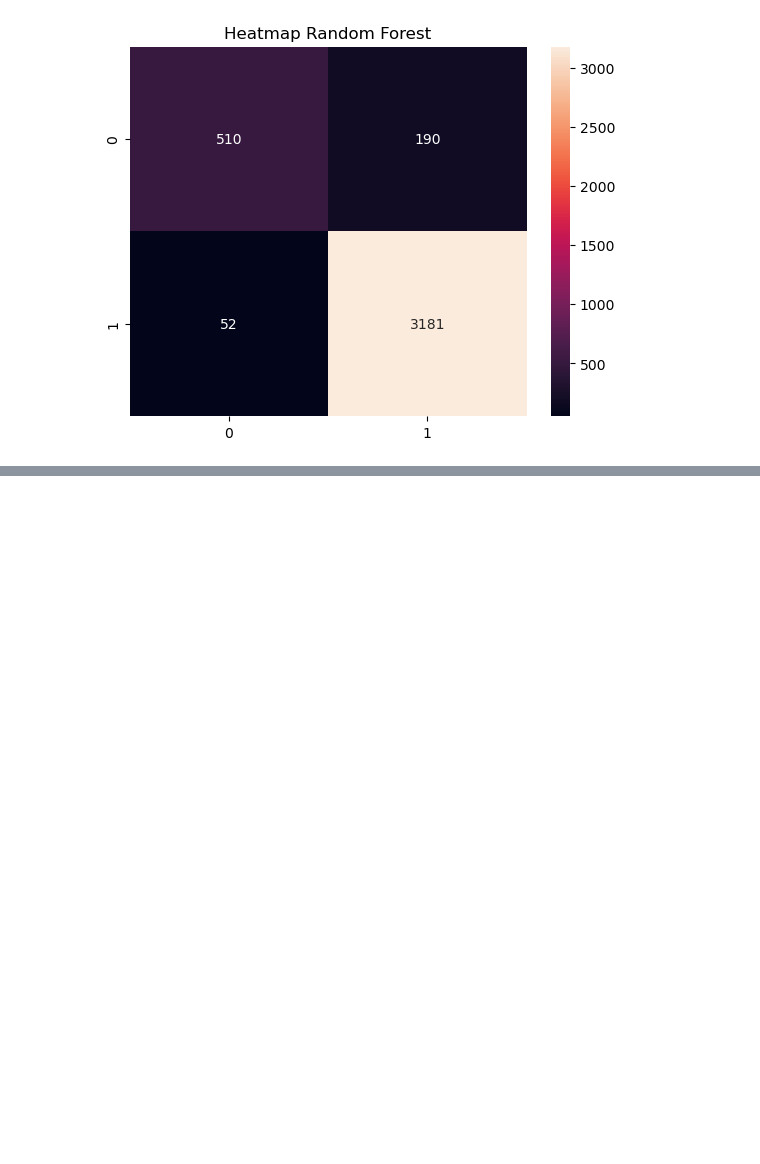
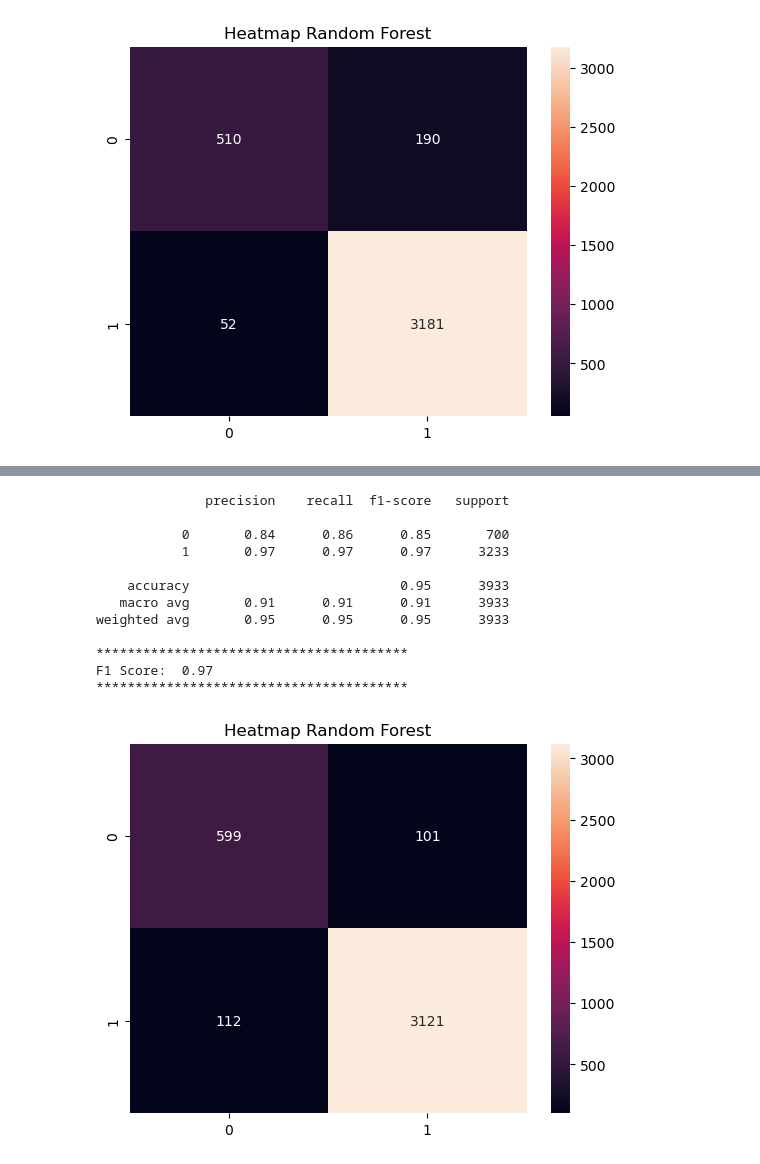
Before and after one commit to SayanGhosh1489/Women_Clothing_Review, a Jupyter notebook: Women_clothing_review_EDA_ML_model.ipynb, the cells around one changed output, grey strips where cells are left out. Saved outputs shown, nothing was run; the diff lists cells and outputs as text; code cells hidden in the pictures; blank space fills up the shorter version.

```diff
--- a/Women_clothing_review_EDA_ML_model.ipynb
+++ b/Women_clothing_review_EDA_ML_model.ipynb
@@ -347,0 +366,23 @@ model_xgb.fit(X_train, y_train)
+# %%
+y_pred = model_xgb.predict(X_test)
+print(classification_report(y_test, y_pred))
+print("**"*20)
+print("F1 Score: ", round(f1_score(y_test,y_pred),2))
+print("**"*20)
+sns.heatmap(confusion_matrix(y_test,y_pred), annot= True, fmt= '.0f')
+plt.title("Heatmap Random Forest")
+plt.show()
+# %% [output]
+              precision    recall  f1-score   support
+
+           0       0.84      0.86      0.85       700
+           1       0.97      0.97      0.97      3233
+
+    accuracy                           0.95      3933
+   macro avg       0.91      0.91      0.91      3933
+weighted avg       0.95      0.95      0.95      3933
+
+****************************************
+F1 Score:  0.97
+****************************************
+[figure, added]
```
Also changed, not shown: parts of 1 cell of this notebook.
